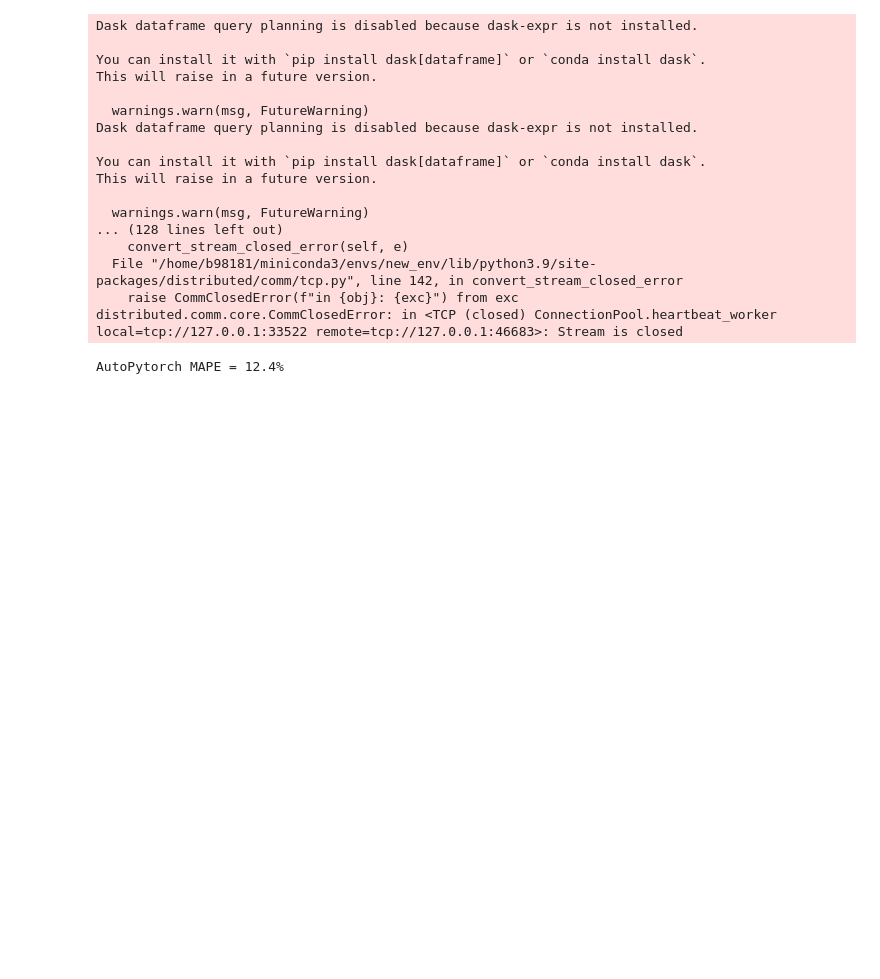
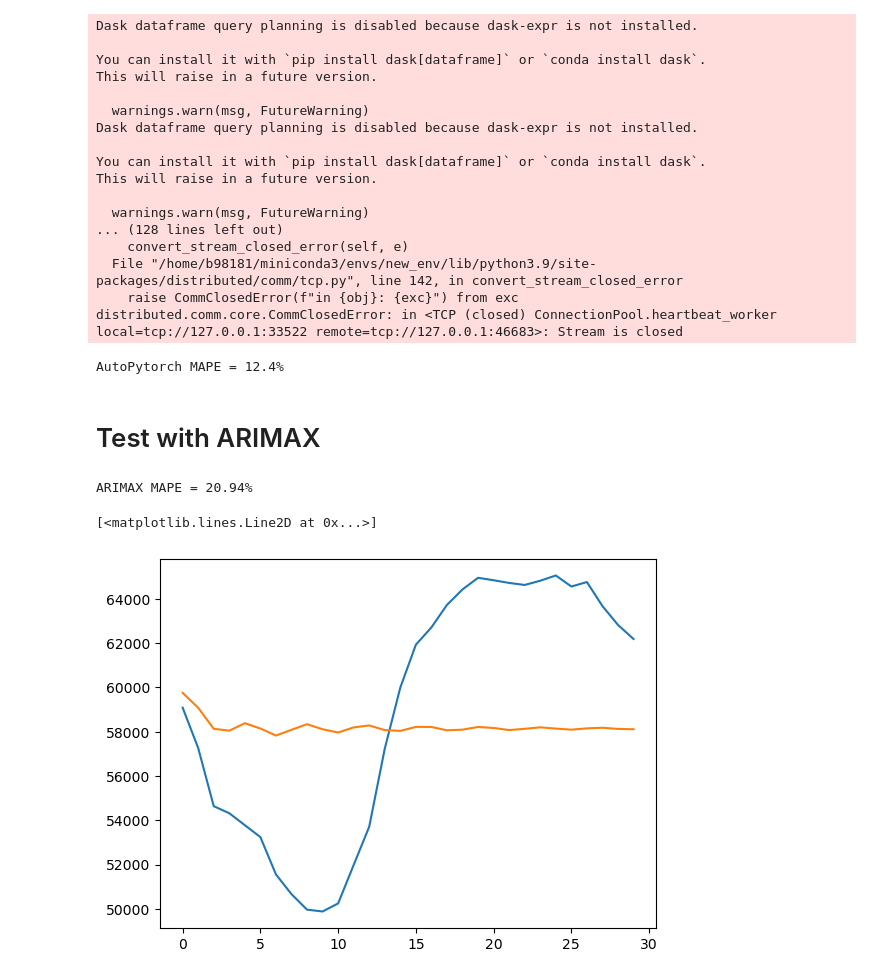
Before and after one commit to JulieKeisler/automl, a Jupyter notebook: small_test.ipynb, the cells around one changed output. Saved outputs shown, nothing was run; the diff lists cells and outputs as text; code cells hidden in the pictures; blank space fills up the shorter version.

```diff
--- a/small_test.ipynb
+++ b/small_test.ipynb
@@ -138,3 +138,5 @@ This will raise in a future version.
     raise CommClosedError(f"in {obj}: {exc}") from exc
 distributed.comm.core.CommClosedError: in <TCP (closed) ConnectionPool.heartbeat_worker local=tcp://127.0.0.1:33522 remote=tcp://127.0.0.1:46683>: Stream is closed
 AutoPytorch MAPE = 12.4%
+# %% [markdown]
+# Test with ARIMAX
@@ -140,0 +157,31 @@ AutoPytorch MAPE = 12.4%
+# %%
+from pmdarima.arima import auto_arima
+
+dataset = data_loader.get_dataset("train", False)
+trainset = data_loader.get_dataset('train', scaler=False)
+testset = data_loader.get_dataset('test', scaler=False)
+X_train = np.swapaxes(trainset.data_2d, 1, 2).reshape(trainset.data_2d.shape[0]*config['Freq'], -1)
+y_train = trainset.y.reshape(-1,)
+X_test = np.swapaxes(testset.data_2d, 1, 2).reshape(testset.data_2d.shape[0]*config['Freq'], -1)
+y_test = testset.y.reshape(-1,)
+
+model = auto_arima(y_train, exogenous=X_train, seasonal=False)
+
+model.fit(y_train, exogenous=X_train)
+
+predictions = model.predict(n_periods=len(X_test), exogenous=X_test)
+# %%
+from utils.metrics import MAPE
+
+print(f'ARIMAX MAPE = {np.round(MAPE(y_test, predictions)*100, 2)}%')
+# %% [output]
+ARIMAX MAPE = 20.94%
+# %%
+import matplotlib.pyplot as plt
+
+x = np.arange(30)
+plt.plot(x, y_test[:30], label="Ground Truth")
+plt.plot(x, predictions[:30], label="Forecast")
+# %% [output]
+[<matplotlib.lines.Line2D at 0x...>]
+[figure, added]
```
Also changed, not shown: parts of 1 cell of this notebook, 2 other files.
